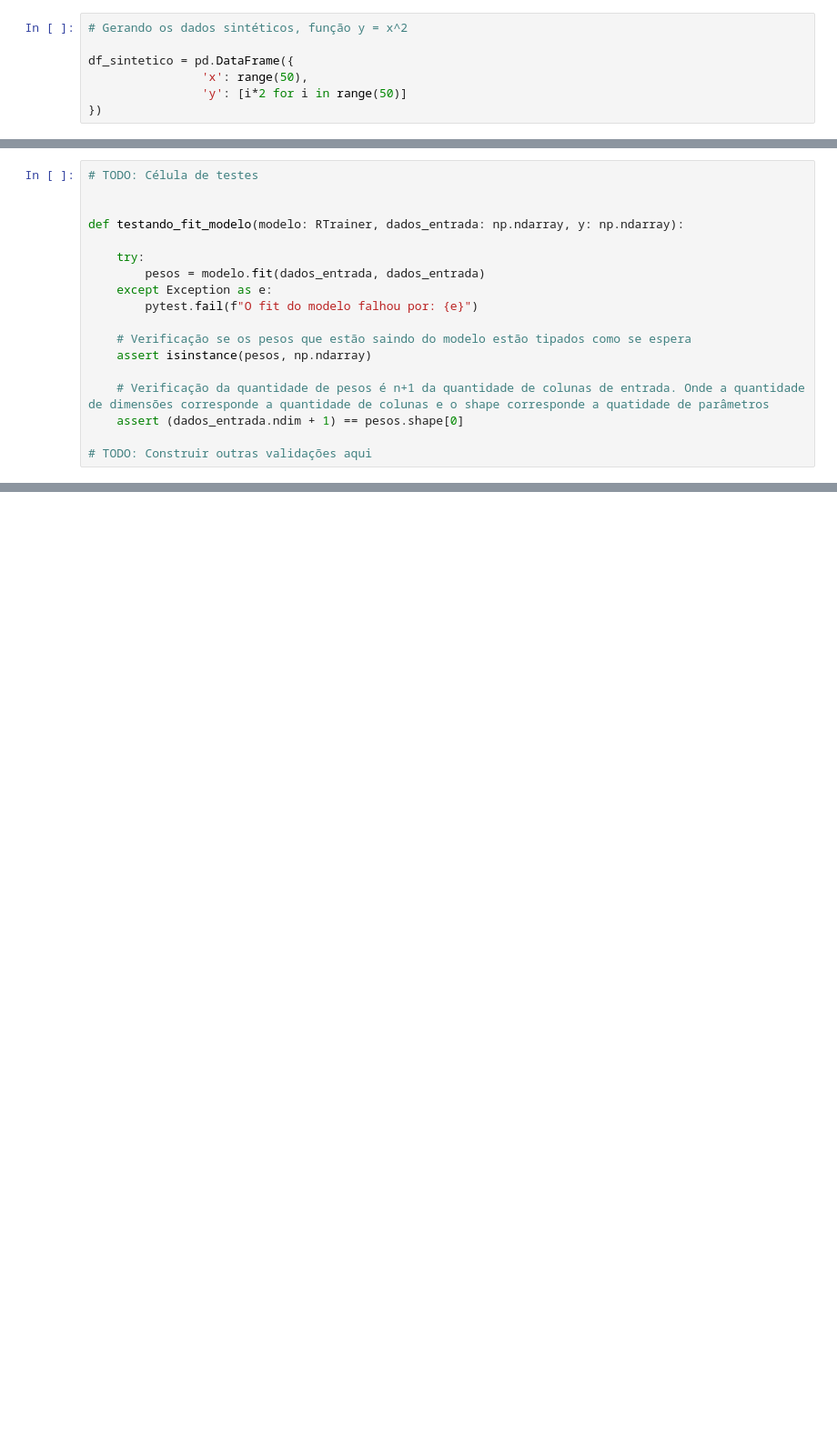
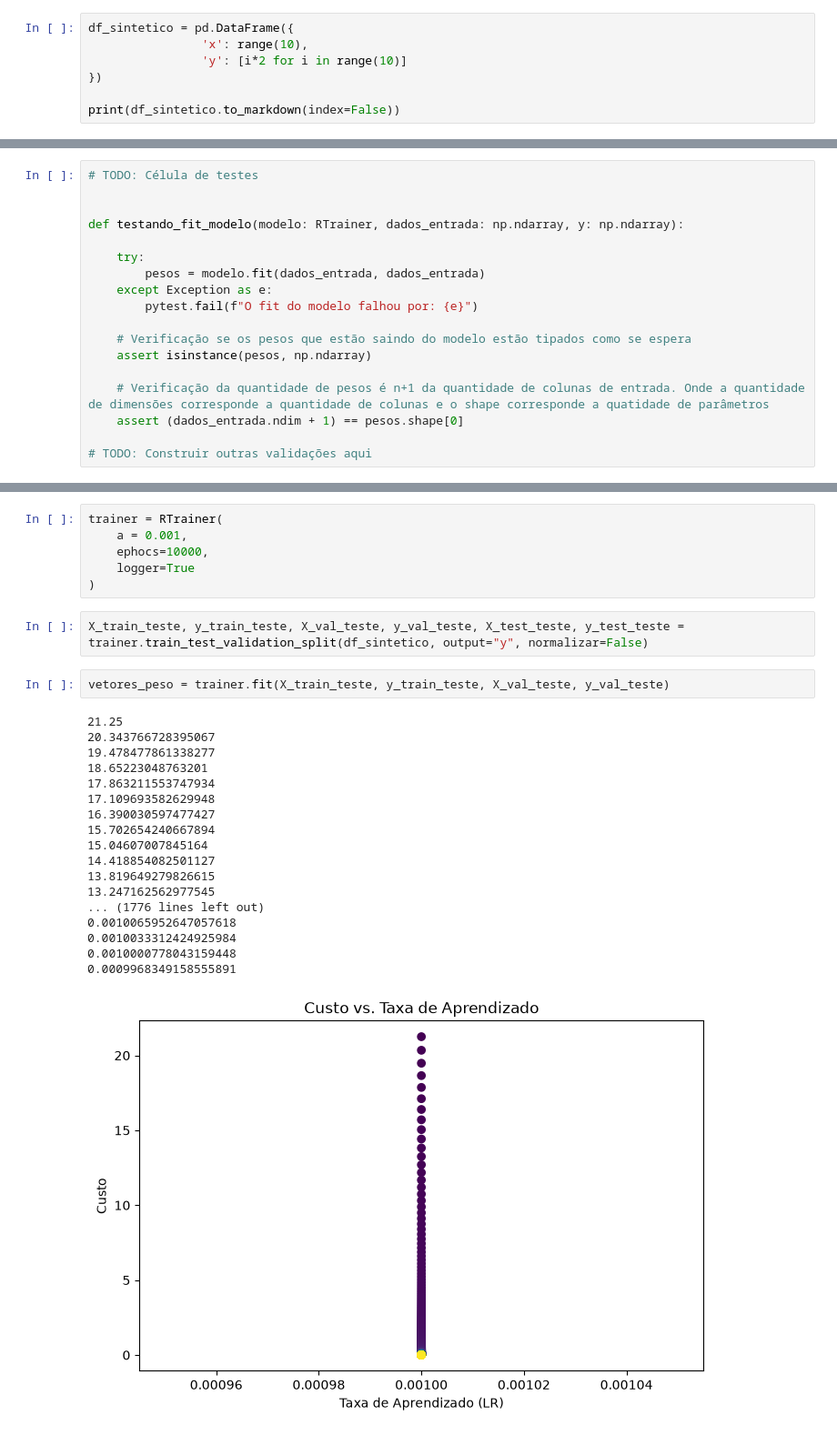
Before and after one commit to expeditow/machine-learning-study, a Jupyter notebook: regres-linear-grad.ipynb, the cells around one changed output, grey strips where cells are left out. Shown at 91% size. Drawn from its saved outputs; the diff is of its cells as text; blank space fills up the shorter version.

```diff
--- a/regres-linear-grad.ipynb
+++ b/regres-linear-grad.ipynb
@@ -40,7 +239,7 @@ from ucimlrepo import fetch_ucirepo
 # %%
-# Gerando os dados sintéticos, função y = x^2
+df_sintetico = pd.DataFrame({
+                'x': range(10),
+                'y': [i*2 for i in range(10)]
+})
 
-df_sintetico = pd.DataFrame({
-                'x': range(50),
-                'y': [i*2 for i in range(50)]
-})
+print(df_sintetico.to_markdown(index=False))
@@ -307,0 +298,29 @@ def train_test_validation_split(entrada: pd.DataFrame, saida: pd.DataFrame | Non
+# %%
+trainer = RTrainer(
+    a = 0.001,
+    ephocs=10000,
+    logger=True
+)
+# %%
+X_train_teste, y_train_teste, X_val_teste, y_val_teste, X_test_teste, y_test_teste = trainer.train_test_validation_split(df_sintetico, output="y", normalizar=False)
+# %%
+vetores_peso = trainer.fit(X_train_teste, y_train_teste, X_val_teste, y_val_teste)
+# %% [output]
+21.25
+20.343766728395067
+19.478477861338277
+18.65223048763201
+17.863211553747934
+17.109693582629948
+16.390030597477427
+15.702654240667894
+15.04607007845164
+14.418854082501127
+13.819649279826615
+13.247162562977545
+... (1776 lines left out)
+0.0010065952647057618
+0.0010033312424925984
+0.0010000778043159448
+0.0009968349158555891
+[figure, added]
```
Also changed, not shown: parts of 32 cells of this notebook, 1 other file.
